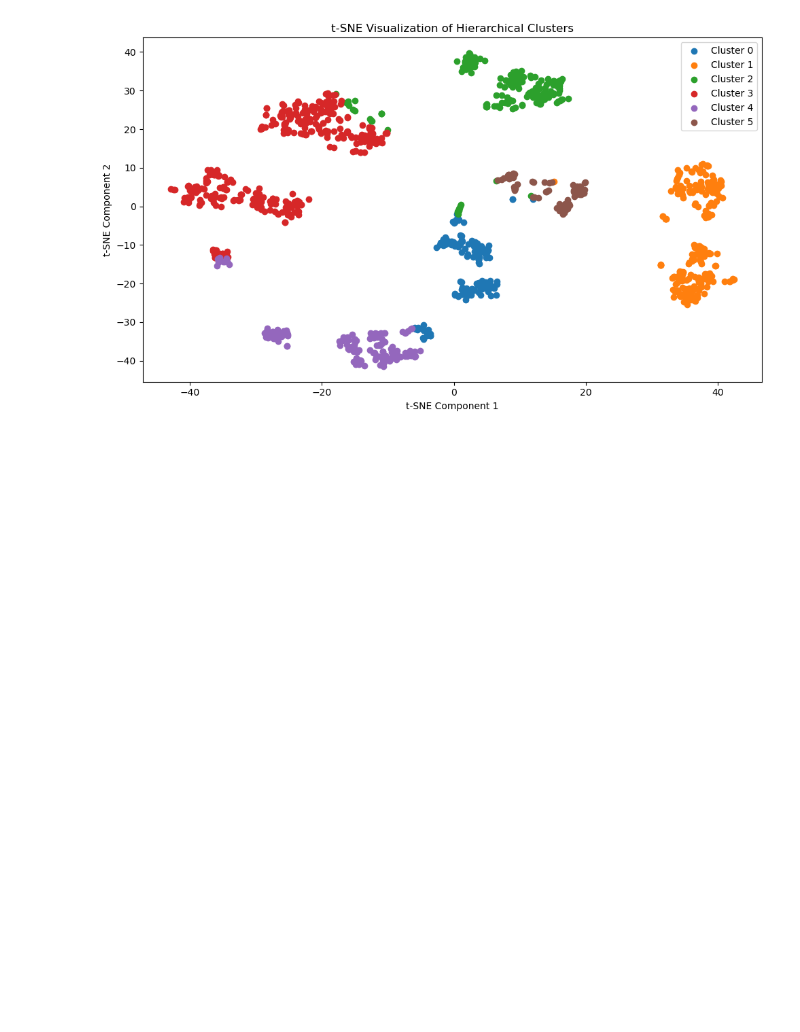
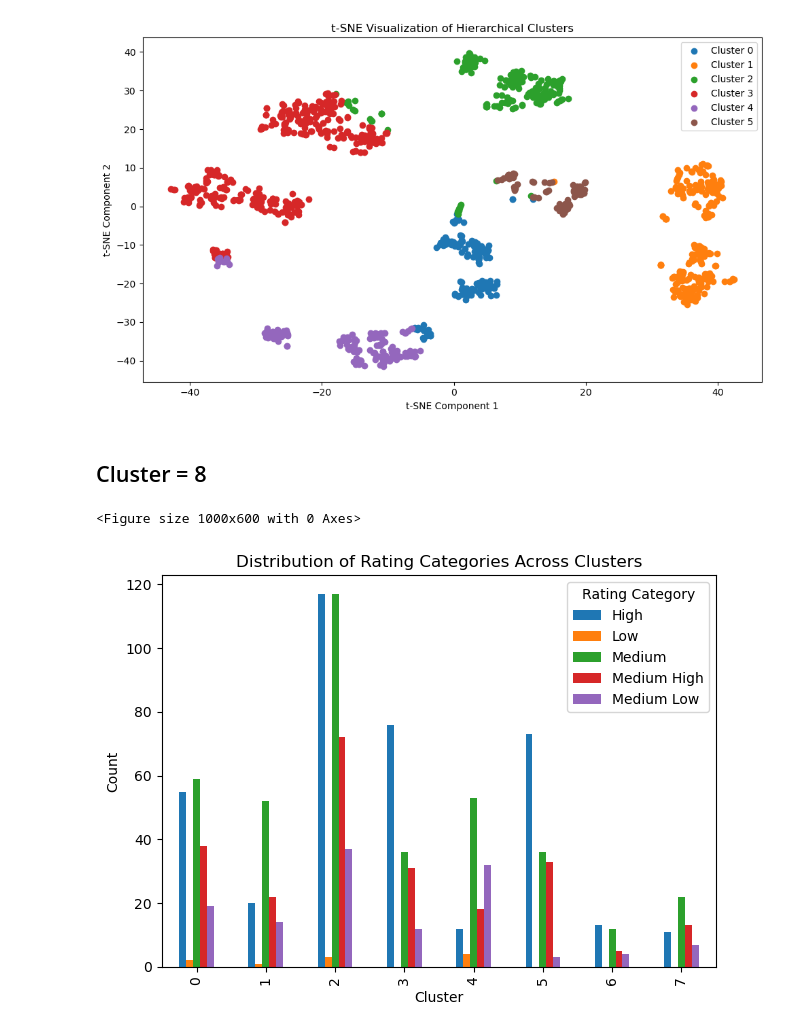
Before and after one commit to ChefBB/dm2_project, a Jupyter notebook: Ankit/Clustering/catch_Kmeans.ipynb, the cells around one changed output. Saved outputs shown, nothing was run; the diff lists cells and outputs as text; code cells hidden in the pictures; blank space fills up the shorter version.

```diff
--- a/Ankit/Clustering/catch - Kmeans.ipynb
+++ b/Ankit/Clustering/catch_Kmeans.ipynb
@@ -298,10 +296,10 @@ kmeans = KMeans(n_clusters=optimal_k, random_state=42, n_init=10)
 cluster_labels = kmeans.fit_predict(scaled_features)
 # %%
 # Add cluster labels to the original dataframe
-df['cluster_8'] = cluster_labels
+df['cluster_6'] = cluster_labels
 
 # Compute distribution of rating labels within each cluster
-distribution = df.groupby(['cluster_8', 'rating_category']).size().unstack(fill_value=0)
+distribution = df.groupby(['cluster_6', 'rating_category']).size().unstack(fill_value=0)
 
 # Plot grouped bar chart
 plt.figure(figsize=(10, 6))
@@ -374,3 +372,29 @@ plt.tight_layout()
 plt.savefig('tsne_hierarchical_clusters.png')
 # %% [output]
 [figure]
+# %% [markdown]
+## Cluster = 8
+# %%
+# Fit K-means with chosen number of clusters
+optimal_k = 8  # Adjust based on elbow plot
+kmeans = KMeans(n_clusters=optimal_k, random_state=42, n_init=10)
+cluster_labels = kmeans.fit_predict(scaled_features)
+# %%
+# Add cluster labels to the original dataframe
+df['cluster_6'] = cluster_labels
+
+# Compute distribution of rating labels within each cluster
+distribution = df.groupby(['cluster_6', 'rating_category']).size().unstack(fill_value=0)
+
+# Plot grouped bar chart
+plt.figure(figsize=(10, 6))
+distribution.plot(kind='bar', stacked=False)
+plt.title('Distribution of Rating Categories Across Clusters')
+plt.xlabel('Cluster')
+plt.ylabel('Count')
+plt.legend(title='Rating Category')
+plt.tight_layout()
+plt.savefig('rating_distribution_by_cluster.png')
+# %% [output]
+<Figure size 1000x600 with 0 Axes>
+[figure, added]
```
Also changed, not shown: parts of 6 cells of this notebook, 16 other files.
